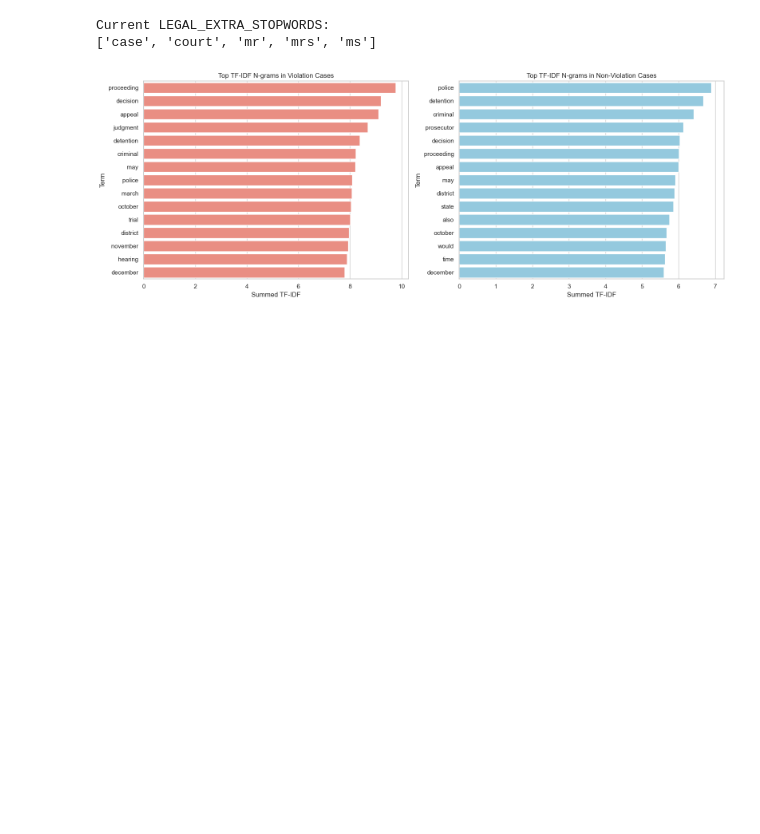
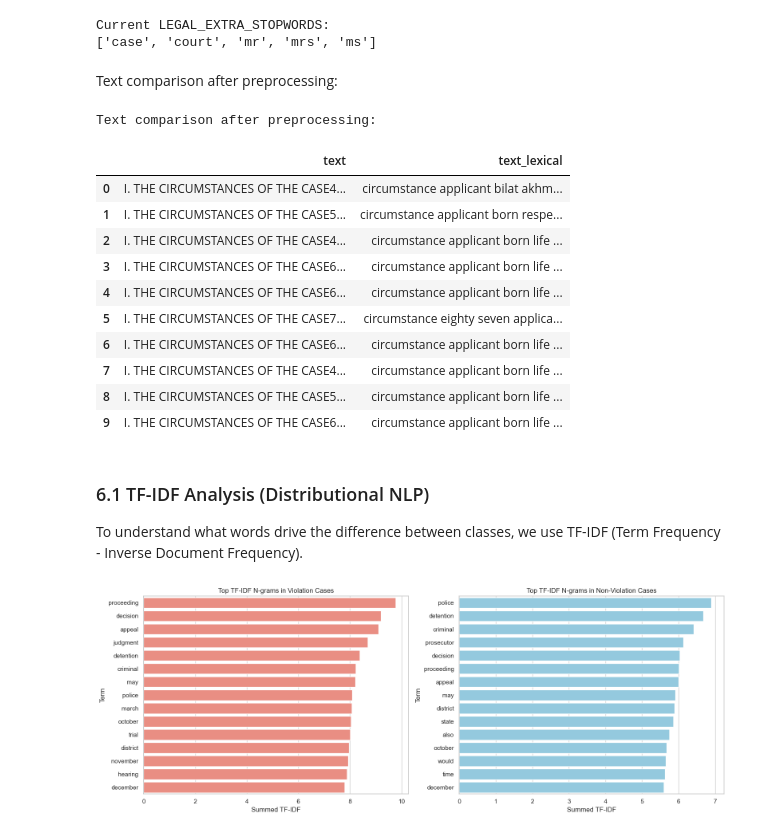
Before and after one commit to seaskyjj/echr, a Jupyter notebook: EDA_unified.ipynb, the cells around one changed output. Drawn from its saved outputs; the diff is of its cells as text; code cells hidden in the pictures; blank space fills up the shorter version.

```diff
--- a/EDA_unified.ipynb
+++ b/EDA_unified.ipynb
@@ -611,6 +630,10 @@ def legal_tokenizer(text: str):
     tokens = [normalize_token(t) for t in tokens]
     tokens = [t for t in tokens if t and len(t) > 2 and t not in ALL_STOPWORDS]
     return tokens
+
+def lexicalize_text(text: str) -> str:
+    """Join normalized tokens back into a space-separated string for scattertext."""
+    return " ".join(legal_tokenizer(text))
 
 def article_mask(series: pd.Series, art_num: str) -> pd.Series:
     pattern = rf'(?:^|[\s,;|/]){re.escape(str(art_num))}(?:$|[\s,;|/])'
@@ -810,3 +835,24 @@ Suggested domain stopword candidates (review manually)
 | 39 | child | 193 | 0.202731 | False | False | True | ... |
 Current LEGAL_EXTRA_STOPWORDS:
 ['case', 'court', 'mr', 'mrs', 'ms']
+# %% [markdown]
+Text comparison after preprocessing:
+# %%
+print(f"Text comparison after preprocessing:")
+df_preview = df.copy()
+df_preview["text_lexical"] = df_preview["text"].astype(str).apply(lexicalize_text)
+pd.set_option('display.max_colwidth', 200)
+display(df_preview[["text", "text_lexical"]].head(10))
+# %% [output]
+Text comparison after preprocessing:
+|  | text | text_lexical |
+| 0 | I. THE CIRCUMSTANCES OF THE CASE4... | circumstance applicant bilat akhm... |
+| 1 | I. THE CIRCUMSTANCES OF THE CASE5... | circumstance applicant born respe... |
+| 2 | I. THE CIRCUMSTANCES OF THE CASE4... | circumstance applicant born life ... |
+| 3 | I. THE CIRCUMSTANCES OF THE CASE6... | circumstance applicant born life ... |
+| 4 | I. THE CIRCUMSTANCES OF THE CASE6... | circumstance applicant born life ... |
+| 5 | I. THE CIRCUMSTANCES OF THE CASE7... | circumstance eighty seven applica... |
+| 6 | I. THE CIRCUMSTANCES OF THE CASE6... | circumstance applicant born life ... |
+| 7 | I. THE CIRCUMSTANCES OF THE CASE4... | circumstance applicant born life ... |
+| 8 | I. THE CIRCUMSTANCES OF THE CASE5... | circumstance applicant born life ... |
+| 9 | I. THE CIRCUMSTANCES OF THE CASE6... | circumstance applicant born life ... |
@@ -813,3 +861,6 @@ Current LEGAL_EXTRA_STOPWORDS:
+# %% [markdown]
+### 6.1 TF-IDF Analysis (Distributional NLP)
+To understand what words drive the difference between classes, we use TF-IDF (Term Frequency - Inverse Document Frequency).
 # %%
 # Extract top words using TF-IDF for each class
 violation_texts = df[df['label'] == 1]['text'].dropna()
```
Also changed, not shown: parts of 20 cells of this notebook.
